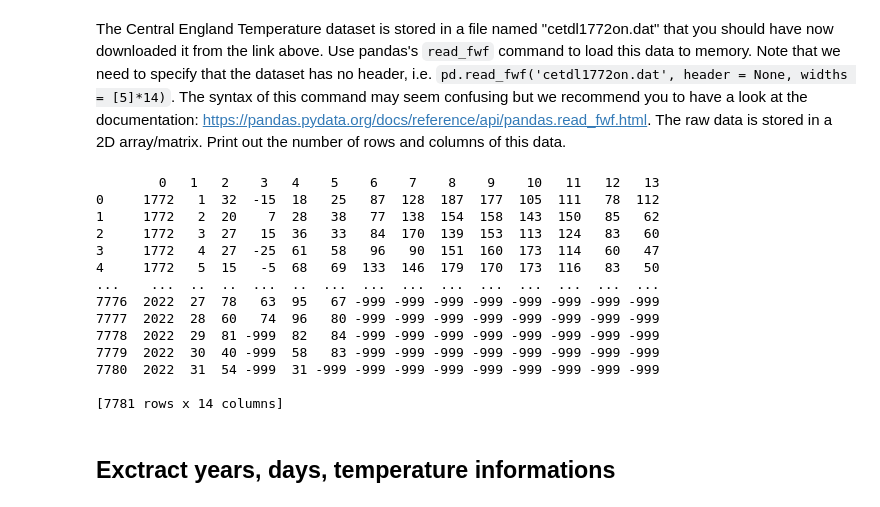
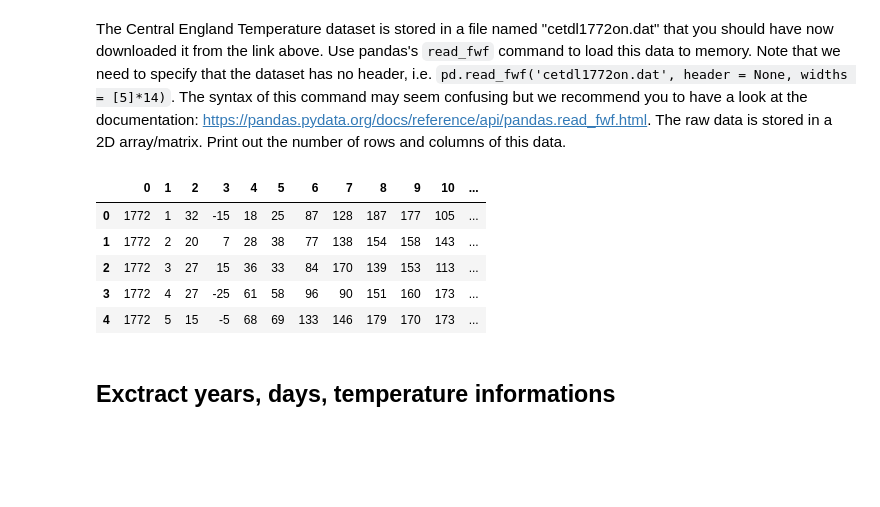
Before and after one commit to SquidBits1/DSAS, a Jupyter notebook: Week 1/Lab 2/w1_lab2.ipynb, the cells around one changed output. Saved outputs shown, nothing was run; the diff lists cells and outputs as text; code cells hidden in the pictures; blank space fills up the shorter version.

```diff
--- a/Week 1/Lab 2/w1_lab2.ipynb
+++ b/Week 1/Lab 2/w1_lab2.ipynb
@@ -24,23 +24,15 @@ The raw data is stored in a 2D array/matrix. Print out the number of rows and co
 # %%
 data_raw = pd.read_fwf('cetdl1772on.dat', header = None, widths = [5]*14)
 
 # below print data rows and cols
-print(data_raw)
+data_raw.head()
 # %% [output]
-        0   1   2    3   4    5    6    7    8    9    10   11   12   13
-0     1772   1  32  -15  18   25   87  128  187  177  105  111   78  112
-1     1772   2  20    7  28   38   77  138  154  158  143  150   85   62
-2     1772   3  27   15  36   33   84  170  139  153  113  124   83   60
-3     1772   4  27  -25  61   58   96   90  151  160  173  114   60   47
-4     1772   5  15   -5  68   69  133  146  179  170  173  116   83   50
-...    ...  ..  ..  ...  ..  ...  ...  ...  ...  ...  ...  ...  ...  ...
-7776  2022  27  78   63  95   67 -999 -999 -999 -999 -999 -999 -999 -999
-7777  2022  28  60   74  96   80 -999 -999 -999 -999 -999 -999 -999 -999
-7778  2022  29  81 -999  82   84 -999 -999 -999 -999 -999 -999 -999 -999
-7779  2022  30  40 -999  58   83 -999 -999 -999 -999 -999 -999 -999 -999
-7780  2022  31  54 -999  31 -999 -999 -999 -999 -999 -999 -999 -999 -999
-
-[7781 rows x 14 columns]
+|  | 0 | 1 | 2 | 3 | 4 | 5 | 6 | 7 | 8 | 9 | 10 | ... |
+| 0 | 1772 | 1 | 32 | -15 | 18 | 25 | 87 | 128 | 187 | 177 | 105 | ... |
+| 1 | 1772 | 2 | 20 | 7 | 28 | 38 | 77 | 138 | 154 | 158 | 143 | ... |
+| 2 | 1772 | 3 | 27 | 15 | 36 | 33 | 84 | 170 | 139 | 153 | 113 | ... |
+| 3 | 1772 | 4 | 27 | -25 | 61 | 58 | 96 | 90 | 151 | 160 | 173 | ... |
+| 4 | 1772 | 5 | 15 | -5 | 68 | 69 | 133 | 146 | 179 | 170 | 173 | ... |
 # %% [markdown]
 ## Exctract years, days, temperature informations
 # %% [markdown]
```
Also changed, not shown: parts of 4 cells of this notebook.
